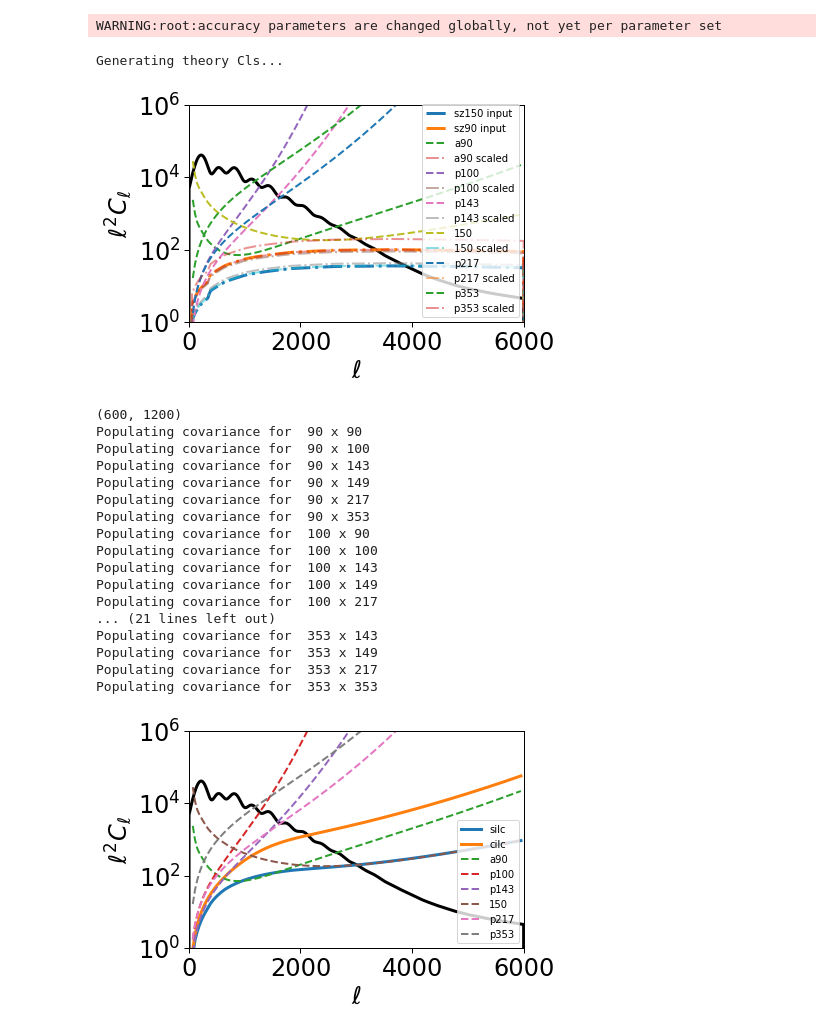
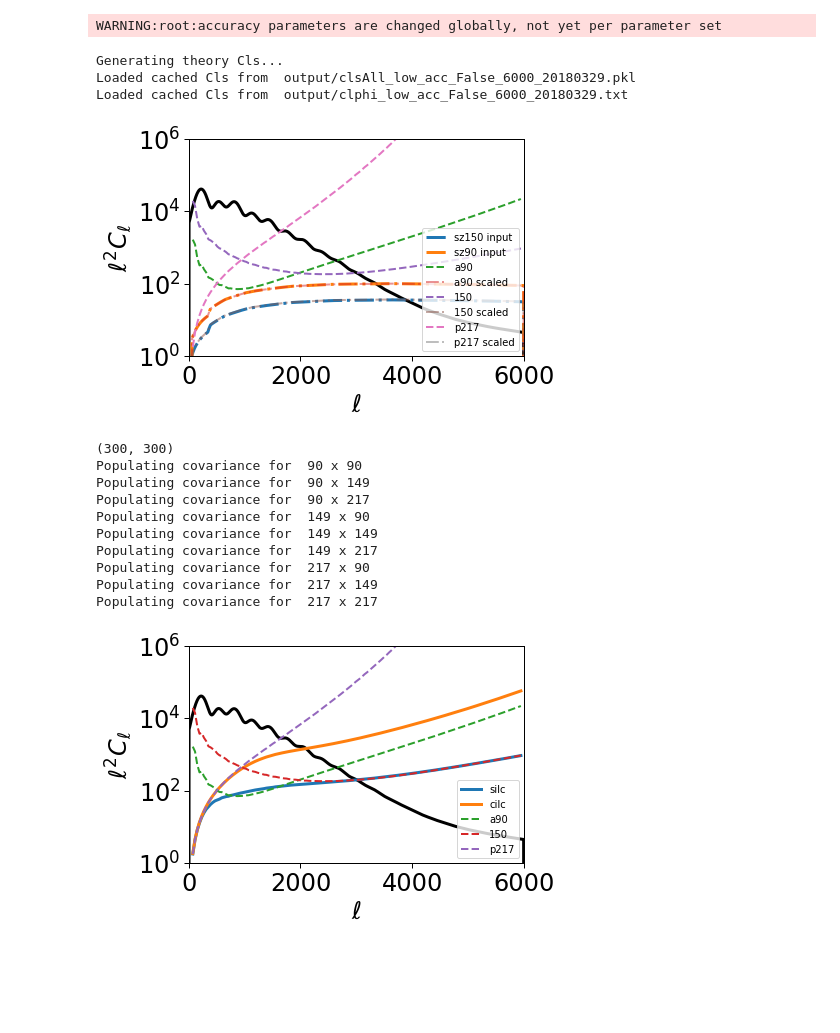
Before and after one commit to msyriac/orphics, a Jupyter notebook: tutorials/GRF-ILC.ipynb, the cells around one changed output. Drawn from its saved outputs; the diff is of its cells as text; code cells hidden in the pictures; blank space fills up the shorter version.

```diff
--- a/tutorials/GRF-ILC.ipynb
+++ b/tutorials/GRF-ILC.ipynb
@@ -6,8 +6,8 @@ from enlib import enmap
 import numpy as np
 from orphics import maps,io,stats,cosmology,lensing
 # %%
-width_deg = 20.
-height_deg = 10.
+width_deg = 5.
+height_deg = 5.
 px = 1.0
 shape,wcs = maps.rect_geometry(width_deg=width_deg,height_deg=height_deg,px_res_arcmin=px)
 cc = cosmology.Cosmology(lmax=6000,pickling=True,skipPower=True,dimensionless=False)
@@ -20,6 +20,8 @@ cmb2d = theory.lCl('TT',modlmap)
 # %% [output]
 WARNING:root:accuracy parameters are changed globally, not yet per parameter set
 Generating theory Cls...
+Loaded cached Cls from  output/clsAll_low_acc_False_6000_20180329.pkl
+Loaded cached Cls from  output/clphi_low_acc_False_6000_20180329.txt
 # %%
 
 
@@ -30,12 +32,20 @@ Generating theory Cls...
 #alphas = [1,1,1,1,1]
 #labels = ['a90','p100','p143','150','p217']
 
-labels = ['a90','p100','p143','150','p217','p353']
-freqs = [90,100,143,149,217,353]
-beams = [1.4*149./90.,9.66,7.27,1.4,5.01,4.86]
-noises = [20.,65,43,10.,66,200]
-lknees = [1000.,0,0,3000,0,0]
-alphas = [-3.5,1,1,-3.5,1,1]
+#labels = ['a90','p100','p143','150','p217','p353']
+#freqs = [90,100,143,149,217,353]
+#beams = [1.4*149./90.,9.66,7.27,1.4,5.01,4.86]
+#noises = [20.,65,43,10.,66,200]
+#lknees = [1000.,0,0,3000,0,0]
+#alphas = [-3.5,1,1,-3.5,1,1]
+
+labels = ['a90','150','p217']
+freqs = [90,149,217]
+beams = [1.4*149./90.,1.4,5.01]
+noises = [20.,10.,66]
+lknees = [1000.,3000,0]
+alphas = [-3.5,-3.5,1]
+
 
 sz_off_factor = 1.
 
@@ -59,51 +69,44 @@ ps_sz_90 = fnoises.get_tot_fg_noise(90.,ells,components=['tsz'])
 
 
 bin_edges = np.arange(50,6000,40)
 binner = stats.bin2D(modlmap,bin_edges)
 marray = maps.MultiArray(shape,wcs)
 
 marray.add_gaussian_foreground("tsz",sz_off_factor*ps_sz_150.reshape((1,1,ells.size)),150.,gnu)
 
 marray.init_flat_cmb_sim(ps_cmb)
 pl = io.Plotter(yscale='log',xlabel="$\\ell$",ylabel="$\\ell^2C_{\\ell}$")
 pl.add(ells,ps_cmb[0,0]*ells**2.,lw=3,color='k')
 pl.add(ells,ps_sz_150*ells**2.,lw=3,ls="-.",label="sz150 input")
 pl.add(ells,ps_sz_90*ells**2.,lw=3,ls="-.",label="sz90 input")
 
 ns = []
 for i,label in enumerate(labels):
     nT,nP = marray.add_array(label,freqs[i],beams[i],noises[i],lknee_T=lknees[i],alpha_T=alphas[i])
     ns.append(nT)
     cents,n1d = binner.bin(nT)
     pl.add(cents,n1d*cents**2.,lw=2,ls="--",label=label)
     pl.add(ells,ps_sz_150*ells**2.*((marray.freq_scale_func['tsz'](freqs[i])/(marray.freq_scale_func['tsz'](150.)))**2.),lw=2,alpha=0.5,ls="-.",label=label+" scaled")
 pl._ax.set_xlim(0,6000)
 pl._ax.set_ylim(1,1e6)
 pl.legend(loc='lower right')
 pl.done()
 
 kmask = maps.mask_kspace(shape,wcs,lmin=10,lmax=6000)
 print(ns[0].shape)
 analytic_ilc_cov = maps.ilc_cov(modlmap,cmb2d,[1]*len(ns),freqs,ns,['tsz'],fnoises,plot=False,plot_save=None,kmask=kmask)
 # %% [output]
-[figure, old version]
+[figure, new version]
-(600, 1200)
+(300, 300)
 Populating covariance for  90 x 90
-Populating covariance for  90 x 100
-Populating covariance for  90 x 143
 Populating covariance for  90 x 149
 Populating covariance for  90 x 217
-Populating covariance for  90 x 353
-Populating covariance for  100 x 90
-Populating covariance for  100 x 100
-Populating covariance for  100 x 143
-Populating covariance for  100 x 149
-Populating covariance for  100 x 217
-... (21 lines left out)
-Populating covariance for  353 x 143
-Populating covariance for  353 x 149
-Populating covariance for  353 x 217
-Populating covariance for  353 x 353
+Populating covariance for  149 x 90
+Populating covariance for  149 x 149
+Populating covariance for  149 x 217
+Populating covariance for  217 x 90
+Populating covariance for  217 x 149
+Populating covariance for  217 x 217
 # %%
 analytic_cinv = np.linalg.inv(analytic_ilc_cov.T).T
 
@@ -133,7 +136,7 @@ pl._ax.set_ylim(1,1e6)
 pl.legend(loc='lower right')
 pl.done()
 # %% [output]
-[figure, old version]
+[figure, new version]
 # %%
 # Set up SZ frequency dependence
 # %%
```
Also changed, not shown: parts of 8 cells of this notebook, 2 other files.
